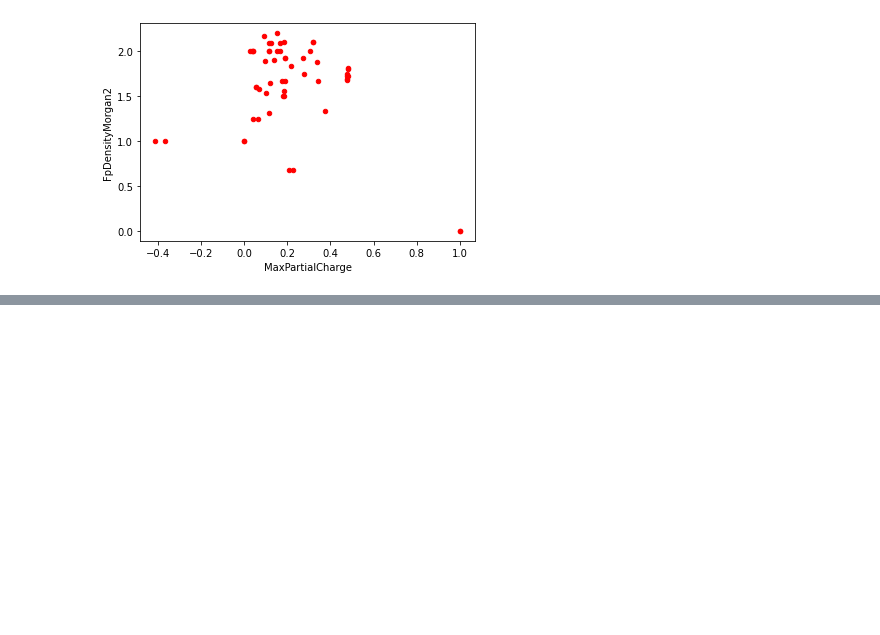
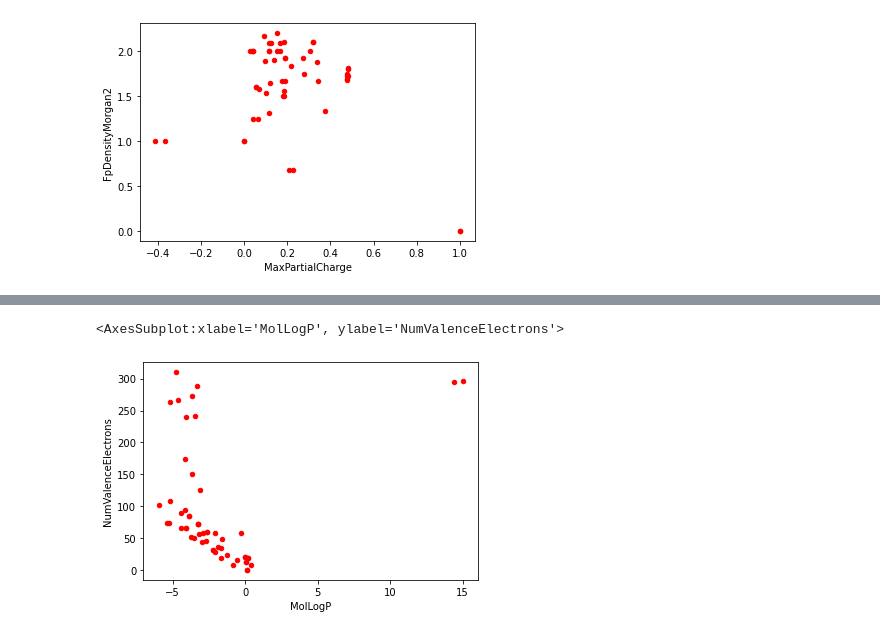
Before and after one commit to meidelien/Metabolic-network-layout-using-biochemical-coordinates, a Jupyter notebook: Notebooks/Plots.ipynb, the cells around one changed output, grey strips where cells are left out. Cells and saved outputs as stored; diff of their text form; code cells hidden in the pictures; blank space fills up the shorter version.

```diff
--- a/Notebooks/Plots.ipynb
+++ b/Notebooks/Plots.ipynb
@@ -64,0 +103,5 @@ df.plot(kind="scatter", x = "MaxPartialCharge", y  = "FpDensityMorgan3", color =
+# %%
+df.plot(kind="scatter", x = "MolLogP", y  = "NumValenceElectrons", color = "red")
+# %% [output]
+<AxesSubplot:xlabel='MolLogP', ylabel='NumValenceElectrons'>
+[figure, added]
```
Also changed, not shown: parts of 26 cells of this notebook, 2 other files.
